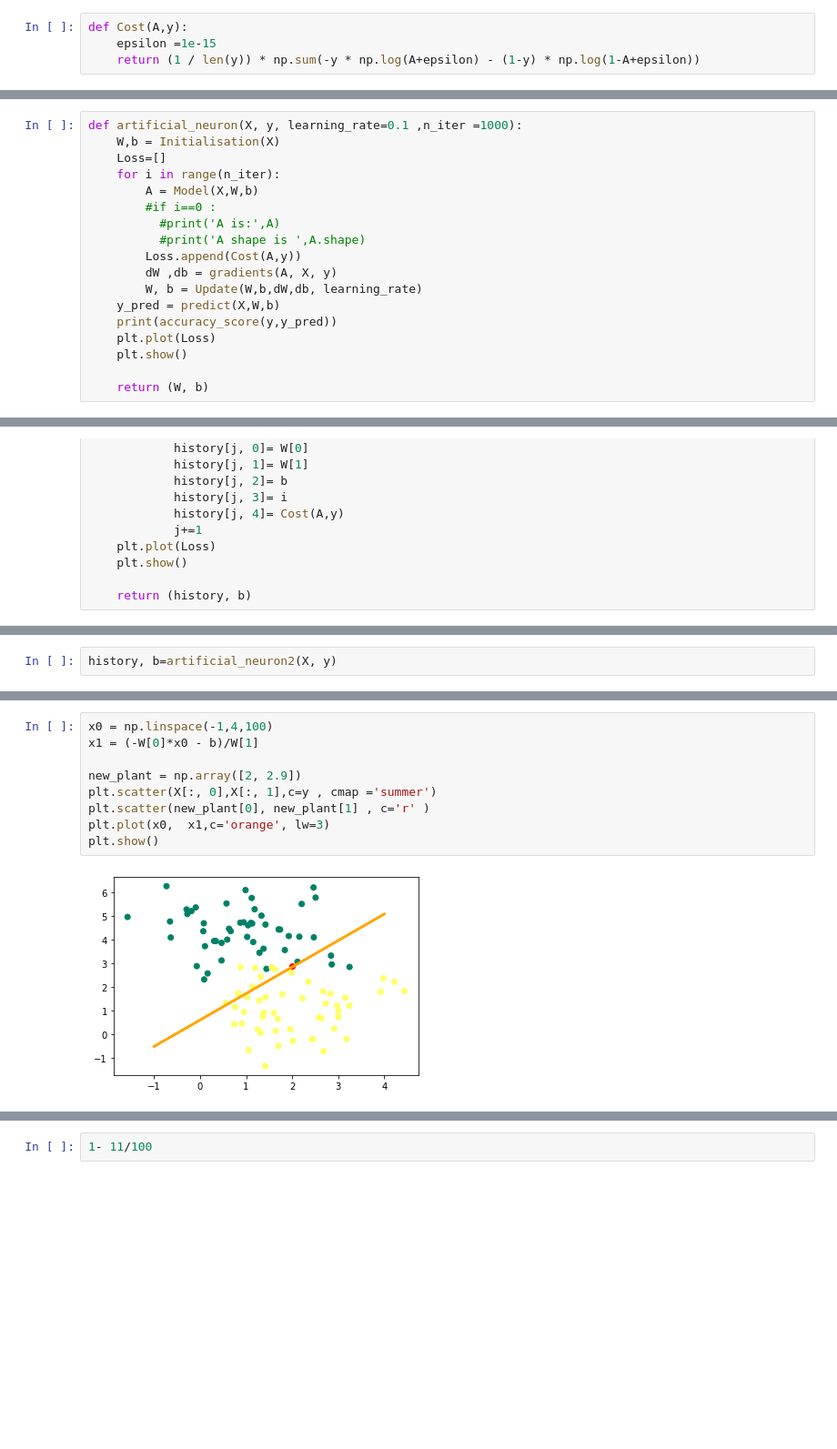
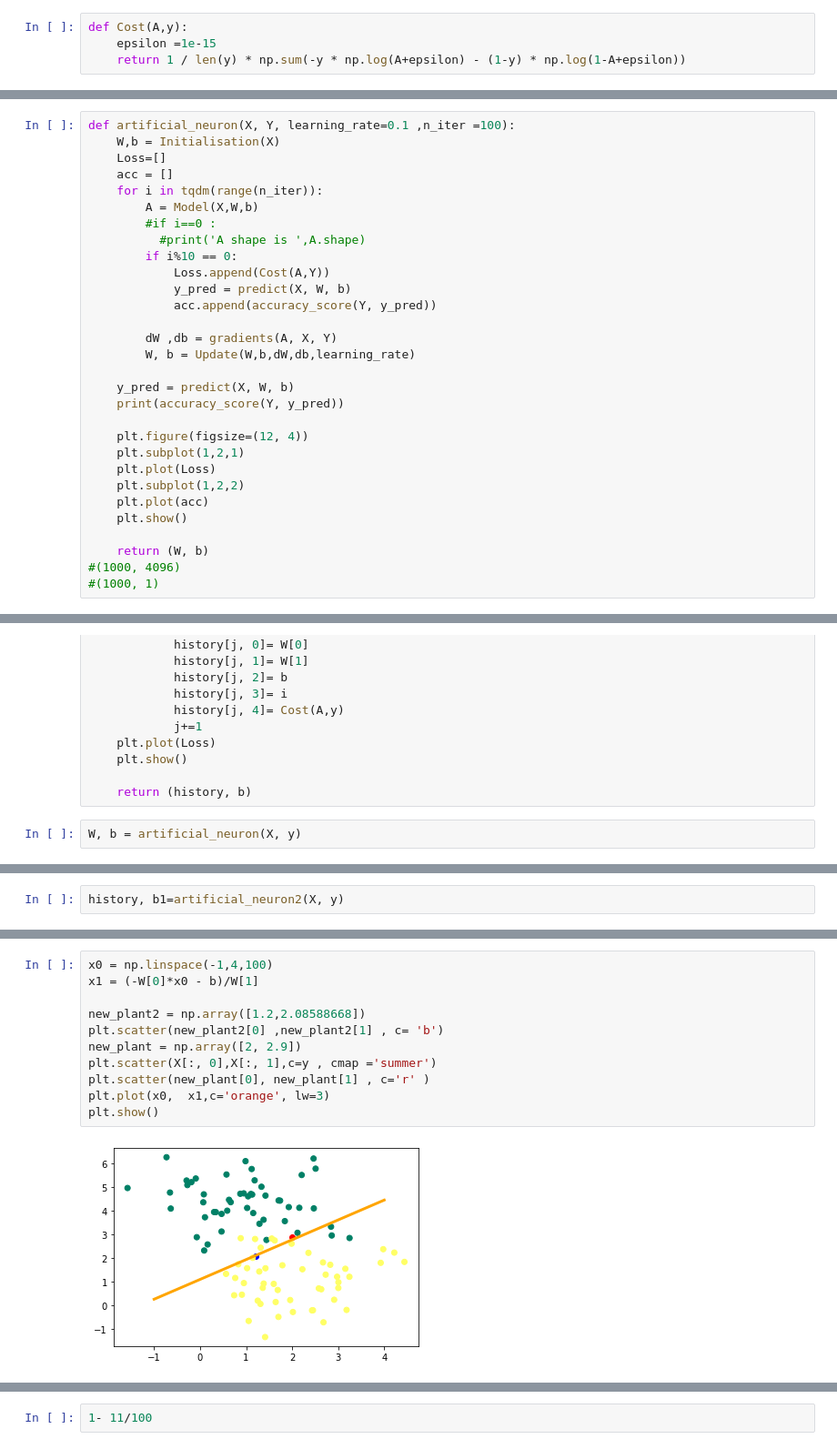
Before and after one commit to ichiro10/DeepLearning_Image_Recognition_Dogs_vs_Cats, a Jupyter notebook: ArtificialNeuron.ipynb, the cells around one changed output, grey strips where cells are left out. Shown: that part at 91% size. Saved outputs shown, nothing was run; the diff lists cells and outputs as text; blank space fills up the shorter version.

```diff
--- a/ArtificialNeuron.ipynb
+++ b/ArtificialNeuron.ipynb
@@ -51,7 +49,7 @@ def Model(X,W,b):
 # %%
 def Cost(A,y):
     epsilon =1e-15
-    return (1 / len(y)) * np.sum(-y * np.log(A+epsilon) - (1-y) * np.log(1-A+epsilon))
+    return 1 / len(y) * np.sum(-y * np.log(A+epsilon) - (1-y) * np.log(1-A+epsilon))
 # %%
 def gradients(A, X, y):
     m=len(y)
@@ -70,21 +70,33 @@ def predict(X, W, b):
 # %%
-def artificial_neuron(X, y, learning_rate=0.1 ,n_iter =1000):
+def artificial_neuron(X, Y, learning_rate=0.1 ,n_iter =100):
     W,b = Initialisation(X)
     Loss=[]
-    for i in range(n_iter):
+    acc = []
+    for i in tqdm(range(n_iter)):
         A = Model(X,W,b)
         #if i==0 :
-          #print('A is:',A)
           #print('A shape is ',A.shape)
-        Loss.append(Cost(A,y))
-        dW ,db = gradients(A, X, y)
-        W, b = Update(W,b,dW,db, learning_rate)
-    y_pred = predict(X,W,b)
-    print(accuracy_score(y,y_pred))
+        if i%10 == 0:
+            Loss.append(Cost(A,Y))
+            y_pred = predict(X, W, b)
+            acc.append(accuracy_score(Y, y_pred))
+
+        dW ,db = gradients(A, X, Y)
+        W, b = Update(W,b,dW,db,learning_rate)
+
+    y_pred = predict(X, W, b)
+    print(accuracy_score(Y, y_pred))
+
+    plt.figure(figsize=(12, 4))
+    plt.subplot(1,2,1)
     plt.plot(Loss)
+    plt.subplot(1,2,2)
+    plt.plot(acc)
     plt.show()
 
     return (W, b)
+#(1000, 4096)
+#(1000, 1)
 # %%
 def artificial_neuron2(X, y, learning_rate=0.1 ,n_iter =1000):
     W,b = Initialisation(X)
@@ -111,3 +123,5 @@ def artificial_neuron2(X, y, learning_rate=0.1 ,n_iter =1000):
     plt.show()
 
     return (history, b)
+# %%
+W, b = artificial_neuron(X, y)
@@ -114,3 +131,3 @@ def artificial_neuron2(X, y, learning_rate=0.1 ,n_iter =1000):
 # %%
-history, b=artificial_neuron2(X, y)
+history, b1=artificial_neuron2(X, y)
 # %% [output]
@@ -127,12 +146,14 @@ W, b
 # %%
 x0 = np.linspace(-1,4,100)
 x1 = (-W[0]*x0 - b)/W[1]
 
+new_plant2 = np.array([1.2,2.08588668])
+plt.scatter(new_plant2[0] ,new_plant2[1] , c= 'b')
 new_plant = np.array([2, 2.9])
 plt.scatter(X[:, 0],X[:, 1],c=y , cmap ='summer')
 plt.scatter(new_plant[0], new_plant[1] , c='r' )
 plt.plot(x0,  x1,c='orange', lw=3)
 plt.show()
 # %% [output]
-[figure, old version]
+[figure, new version]
 # %%
```
Also changed, not shown: parts of 25 cells of this notebook.
